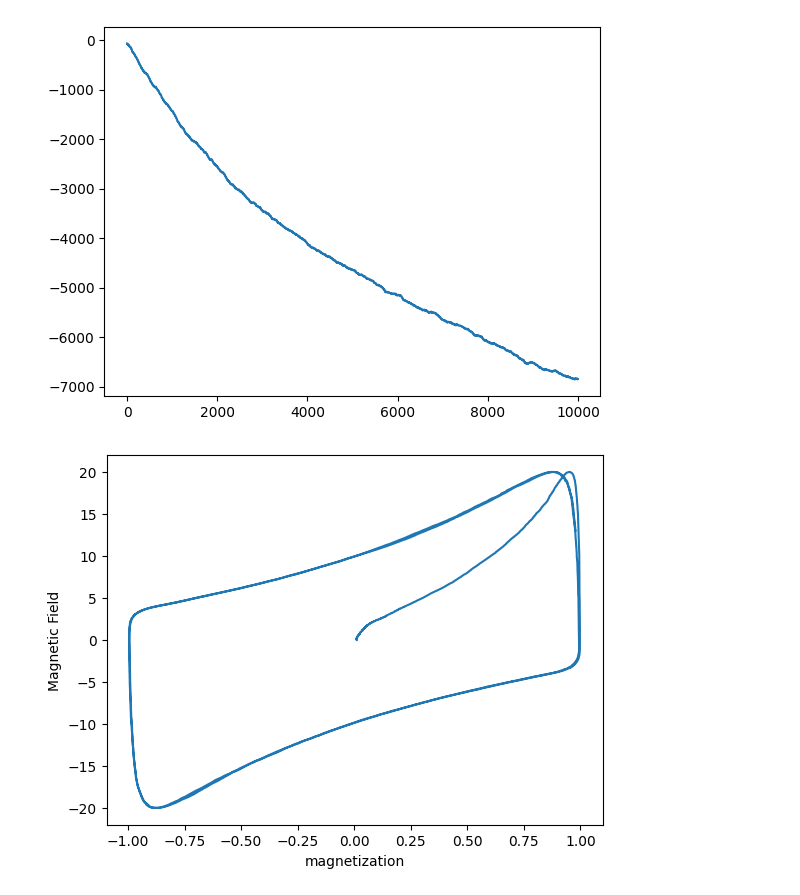
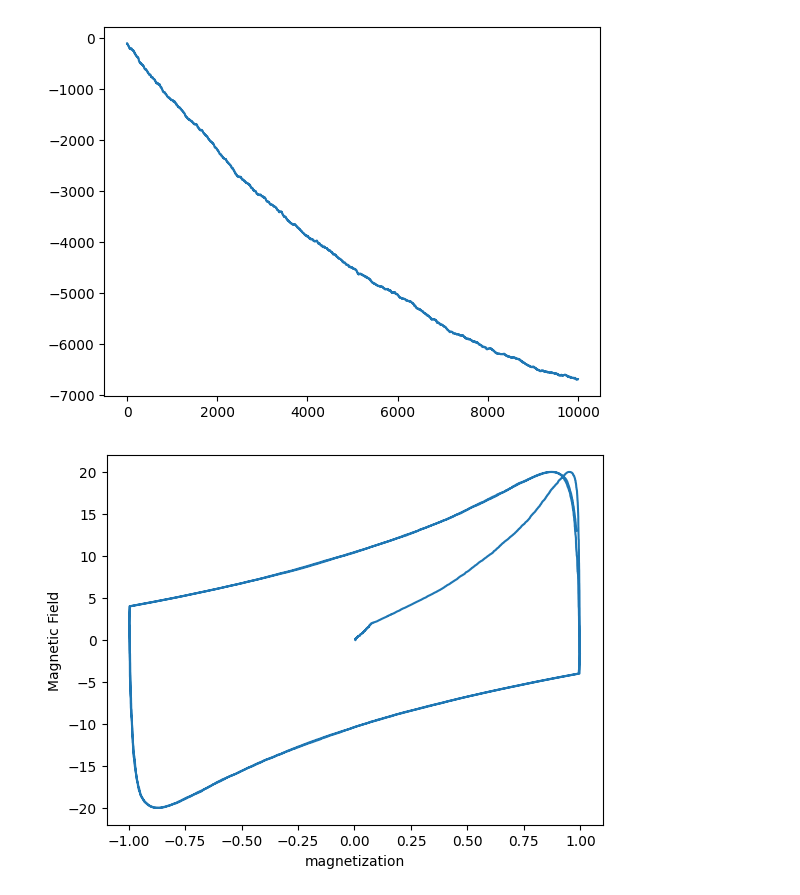
Before and after one commit to jocelas/ACOMP, a Jupyter notebook: ising/ising.ipynb, the cells around one changed output. Saved outputs shown, nothing was run; the diff lists cells and outputs as text; code cells hidden in the pictures.

```diff
--- a/ising/ising.ipynb
+++ b/ising/ising.ipynb
@@ -7,6 +8,7 @@ from isingm import *
 def animate(data, fname, fps, colormap = 'gray', nice = False):
     fig, ax = plt.subplots()
     im = ax.imshow(data[0], animated = True, cmap= colormap, vmin=-1, vmax=1)
+    fig.colorbar(im, ax=ax)
 
     if nice:
         ax.set_axis_off()                # hides axis ticks and frame
@@ -34,5 +36,5 @@ plt.show()
 
 animate(a, 'standrad.mp4', 20)
 # %% [output]
-[figure, old version]
+[figure, new version]
 # %%
@@ -129,7 +129,7 @@ def osc_Ht(t,n,omega, amplitude):
 H = osc_Ht
 steps = 300000
 n = 100
-T = 1.2
+T = 0.0001
 a_in = randominitial(n)
 r = n//2
 omega = 0.00005
@@ -139,10 +139,12 @@ steps, emf, a =  mc_ising_Ht(steps, n, 1, T, a_in, H, omega, amplitude, frames =
 # %%
 plt.plot(emf[0:,1]/n**2, emf[0:,2]/n**2)
 plt.xlabel('magnetization')
 plt.ylabel('Magnetic Field')
 plt.show()
+
+animate(a, 'osc_H.mp4', 20)
 # %% [output]
-[figure, old version]
+[figure, new version]
 # %%
 fig, ax = plt.subplots()
 x = emf[::100,1]
```
Also changed, not shown: parts of 6 cells of this notebook, 4 other files.
